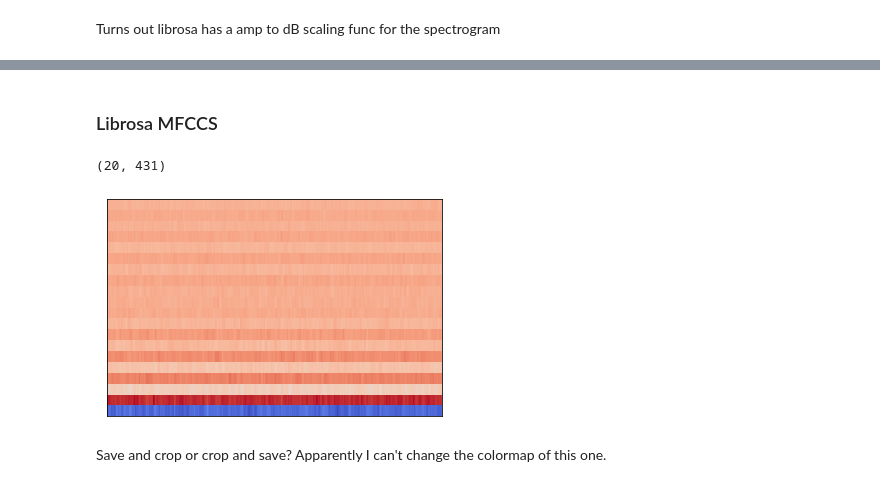
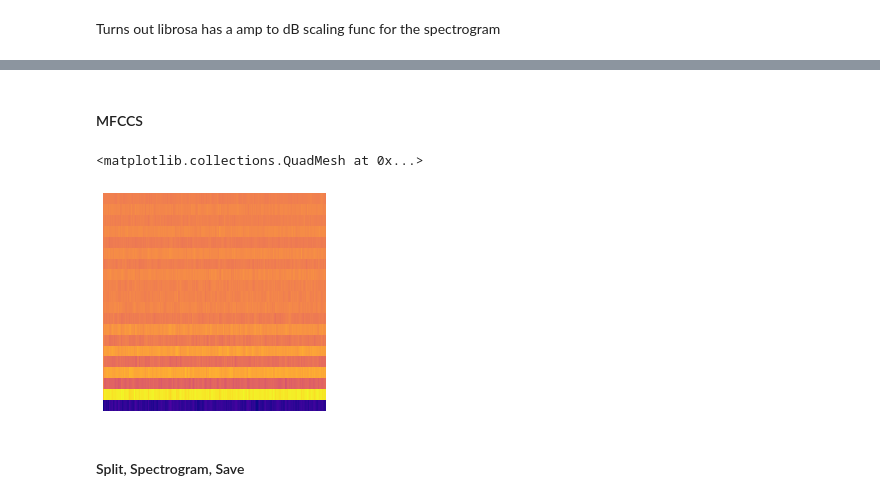
Before and after one commit to PeterFriedrich/machine-sound-prediction, a Jupyter notebook: upgraded-audio-pre-processing.ipynb, the cells around one changed output, grey strips where cells are left out. Cells and saved outputs as stored; diff of their text form; code cells hidden in the pictures.

Commit message:
Cleaned up spectro notebook and folder system
cleaned up the spectrogram notebook,
moved around the filesystem to split audio
and image data, moved old notebooks into sep folder

```diff
--- a/upgraded-audio-pre-processing.ipynb
+++ b/upgraded-audio-pre-processing.ipynb
@@ -63,14 +70,13 @@ Why does this look so much nicer than my other spectro. Also how to cut off the
 # %% [markdown]
-### Librosa MFCCS
+#### MFCCS
 # %%
+fig = plt.figure(figsize=(4, 4))
 mfccs = librosa.feature.mfcc(y=y, sr=sr)
-print(mfccs.shape) #Displaying  the MFCCs:
-
-fig1 = librosa.display.specshow(data=mfccs, sr=sr, x_axis='time')
-fig1.axes.get_xaxis().set_visible(False)
-fig1.axes.get_yaxis().set_visible(False)
+#print(mfccs.shape) #Displaying  the MFCCs:
+plt.axis('off')
+librosa.display.specshow(data=mfccs, sr=sr, x_axis='time', cmap='plasma')
 # %% [output]
-(20, 431)
+<matplotlib.collections.QuadMesh at 0x...>
-[figure, old version]
+[figure, new version]
-# %% [markdown]
-Save and crop or crop and save? Apparently I can't change the colormap of this one.
+# %% [markdown]
+#### Split, Spectrogram, Save
```
Also changed, not shown: parts of 6 cells of this notebook, 2 other files.
